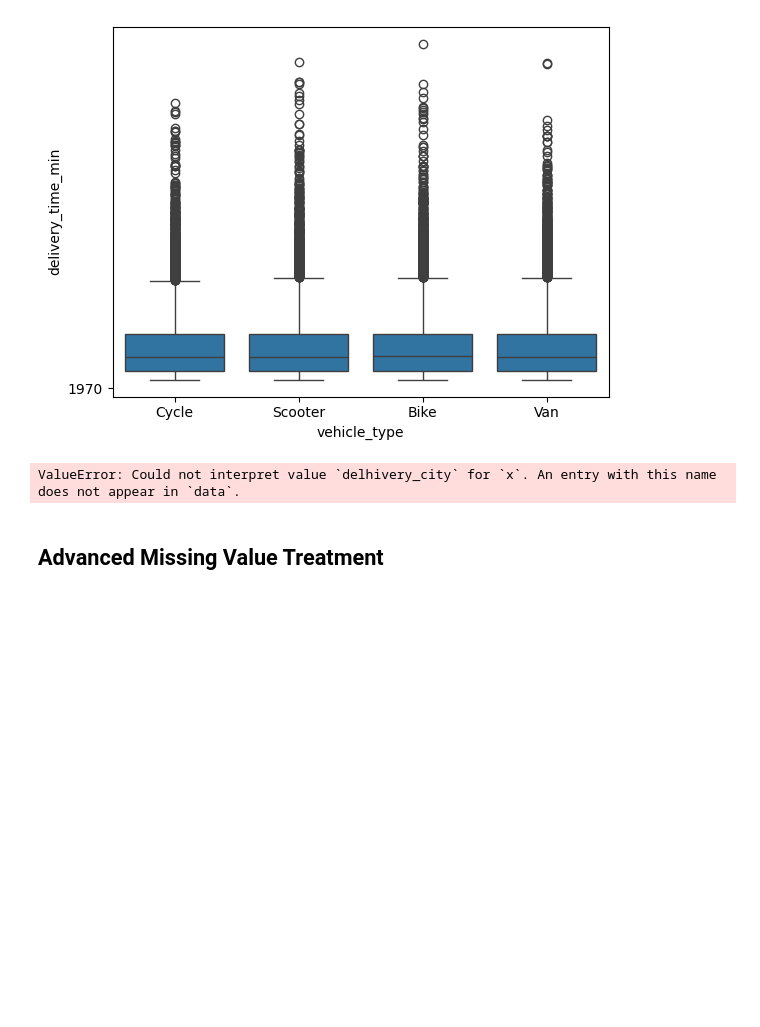
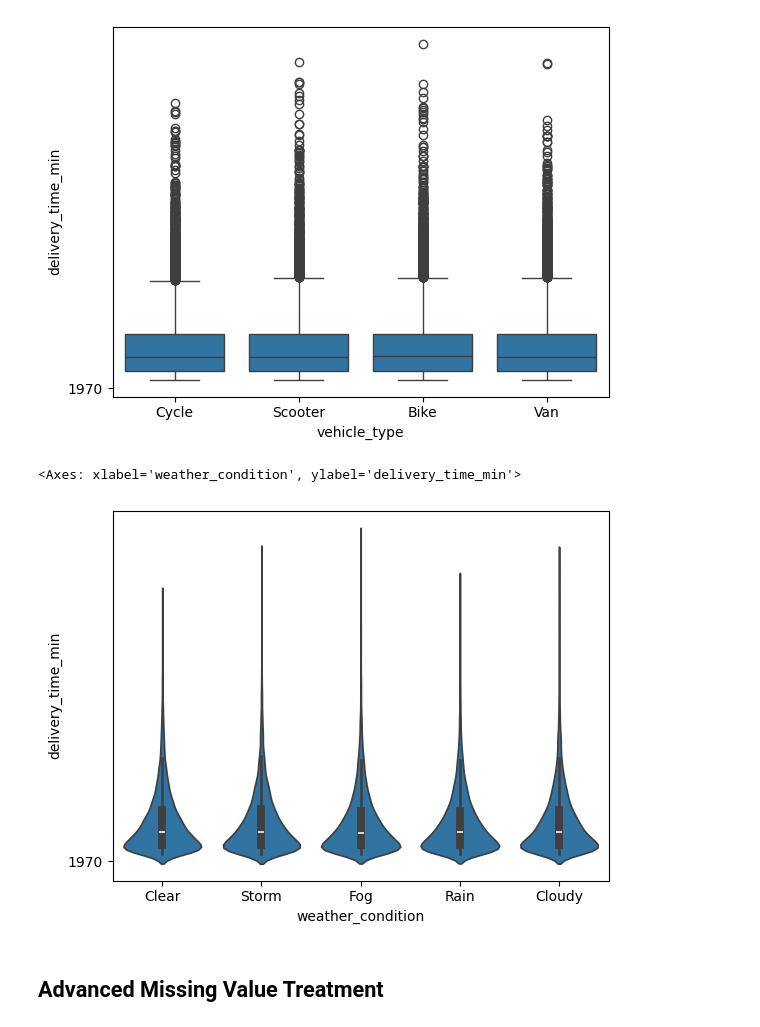
Before and after one commit to omvaja693-create/Amazon-s-Data-Preprocessing-Feature-Engineering, a Jupyter notebook: anazon_analysis.ipynb, the cells around one changed output. Drawn from its saved outputs; the diff is of its cells as text; code cells hidden in the pictures; blank space fills up the shorter version.

```diff
--- a/anazon_analysis.ipynb
+++ b/anazon_analysis.ipynb
@@ -351,9 +351,18 @@ sns.boxplot(data=df, x='vehicle_type', y='delivery_time_min')
 <Axes: xlabel='vehicle_type', ylabel='delivery_time_min'>
 [figure]
 # %%
-sns.barplot(data=df, x='delhivery_city', y='delivery_time_min',hue='is_delayed')
+# sns.barplot(data=df, x='delhivery_city', y='delivery_time_min',hue='is_delayed')
-# %% [output]
-ValueError: Could not interpret value `delhivery_city` for `x`. An entry with this name does not appear in `data`.
+# %%
+clean_df = df.dropna(subset=['weather_condition', 'delivery_time_min'])
+
+sns.violinplot(
+    data=clean_df,
+    x='weather_condition',
+    y='delivery_time_min'
+)
+# %% [output]
+<Axes: xlabel='weather_condition', ylabel='delivery_time_min'>
+[figure, added]
 # %% [markdown]
 ## Advanced Missing Value Treatment
 # %% [markdown]
```
